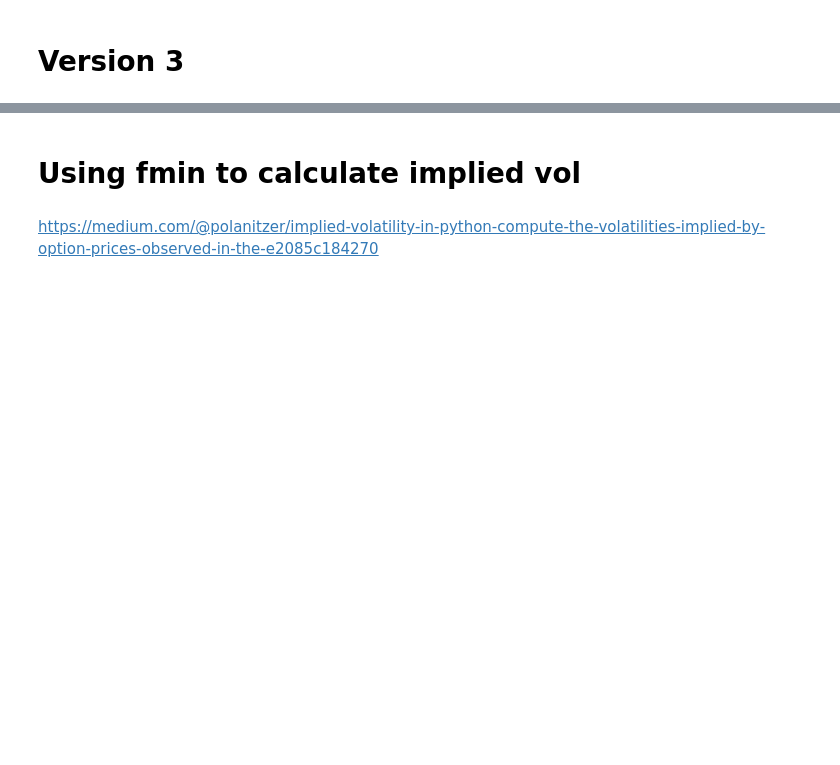
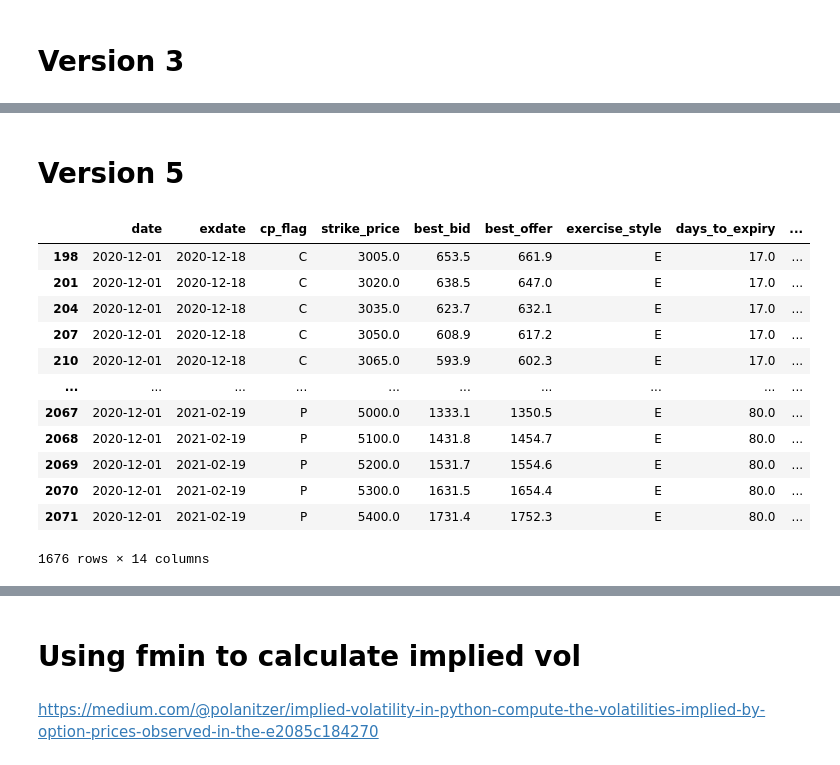
Before and after one commit to BennyAng48/QF620, a Jupyter notebook: Project/Project_Part2_v1.ipynb, the cells around one changed output, grey strips where cells are left out. Saved outputs shown, nothing was run; the diff lists cells and outputs as text; code cells hidden in the pictures; blank space fills up the shorter version.

Commit message:
Implied vol is computed successfully in brentq v5

```diff
--- a/Project/Project_Part2_v1.ipynb
+++ b/Project/Project_Part2_v1.ipynb
@@ -293,7 +295,7 @@ def calculate_implied_volatility(S0: float,
         return mid_price - calculate_option_price(S0, K, r, sigma, T, option_type)
 
     # Define the volatility bounds for brentq
-    low, high = 1e-6, 10.0  # Set more reasonable bounds for volatility
+    low, high = 1e-6, 200.0  # Set more reasonable bounds for volatility
 
     # https://docs.scipy.org/doc/scipy/reference/generated/scipy.optimize.brentq.html
     # Use brentq to find the root (implied volatility)
@@ -428,0 +409,8 @@ df_spy
+# %%
+# Example: Calculate implied volatility for an option
+S = 450  # Current stock price (SPY)
+K = 455  # Option strike price
+T = 30/365  # Time to maturity (30 days)
+r = 0.01  # Risk-free interest rate
+option_price = 7.5  # Market price of the option
+payoff = "call"
@@ -496,0 +487,2 @@ df_spy
+# %% [markdown]
+# Version 5
@@ -496,0 +575,40 @@ df_spy
+# %%
+def compute_implied_volatility_for(df_options, current_price):
+    S = current_price
+
+    df_filtered = df_options
+
+
+    df_filtered["implied_vol"] = df_filtered.apply(
+        lambda x: implied_Volatility(
+            S0=S,
+            K=x["strike_price"],
+            r=x["rate_decimal"],
+            price=x["mid_price"],
+            T=x["years_to_expiry"],
+            payoff=x["options_type"],
+        ),
+        axis=1,
+    )
+    df_filtered.dropna(inplace=True)
+
+    return df_filtered
+# %%
+implied_vol_spx = compute_implied_volatility_for(df_spx, SPX_spot)
+implied_vol_spy = compute_implied_volatility_for(df_spy, SPY_spot)
+# %%
+implied_vol_spx
+# %% [output]
+|  | date | exdate | cp_flag | strike_price | best_bid | best_offer | exercise_style | days_to_expiry | ... |
+| 198 | 2020-12-01 | 2020-12-18 | C | 3005.0 | 653.5 | 661.9 | E | 17.0 | ... |
+| 201 | 2020-12-01 | 2020-12-18 | C | 3020.0 | 638.5 | 647.0 | E | 17.0 | ... |
+| 204 | 2020-12-01 | 2020-12-18 | C | 3035.0 | 623.7 | 632.1 | E | 17.0 | ... |
+| 207 | 2020-12-01 | 2020-12-18 | C | 3050.0 | 608.9 | 617.2 | E | 17.0 | ... |
+| 210 | 2020-12-01 | 2020-12-18 | C | 3065.0 | 593.9 | 602.3 | E | 17.0 | ... |
+| ... | ... | ... | ... | ... | ... | ... | ... | ... | ... |
+| 2067 | 2020-12-01 | 2021-02-19 | P | 5000.0 | 1333.1 | 1350.5 | E | 80.0 | ... |
+| 2068 | 2020-12-01 | 2021-02-19 | P | 5100.0 | 1431.8 | 1454.7 | E | 80.0 | ... |
+| 2069 | 2020-12-01 | 2021-02-19 | P | 5200.0 | 1531.7 | 1554.6 | E | 80.0 | ... |
+| 2070 | 2020-12-01 | 2021-02-19 | P | 5300.0 | 1631.5 | 1654.4 | E | 80.0 | ... |
+| 2071 | 2020-12-01 | 2021-02-19 | P | 5400.0 | 1731.4 | 1752.3 | E | 80.0 | ... |
+1676 rows × 14 columns
```
Also changed, not shown: parts of 22 cells of this notebook.
